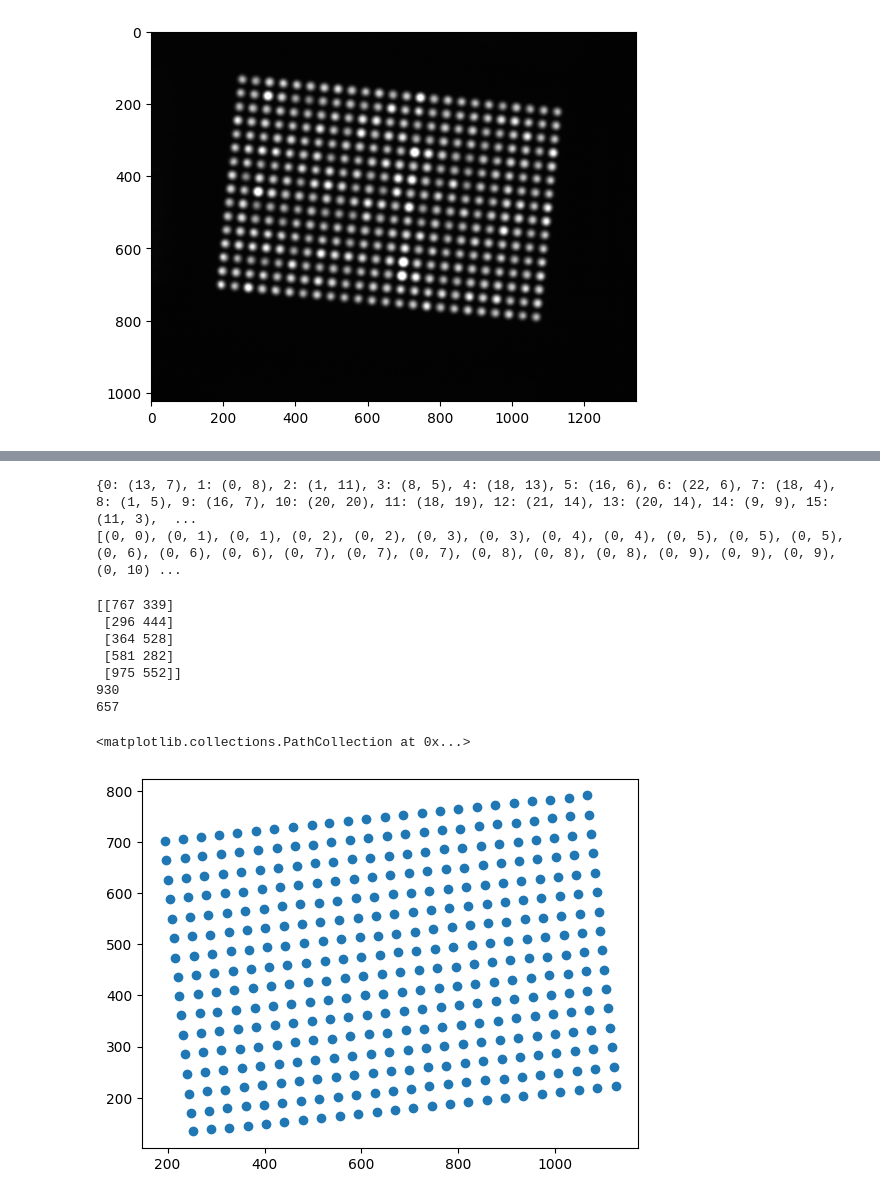
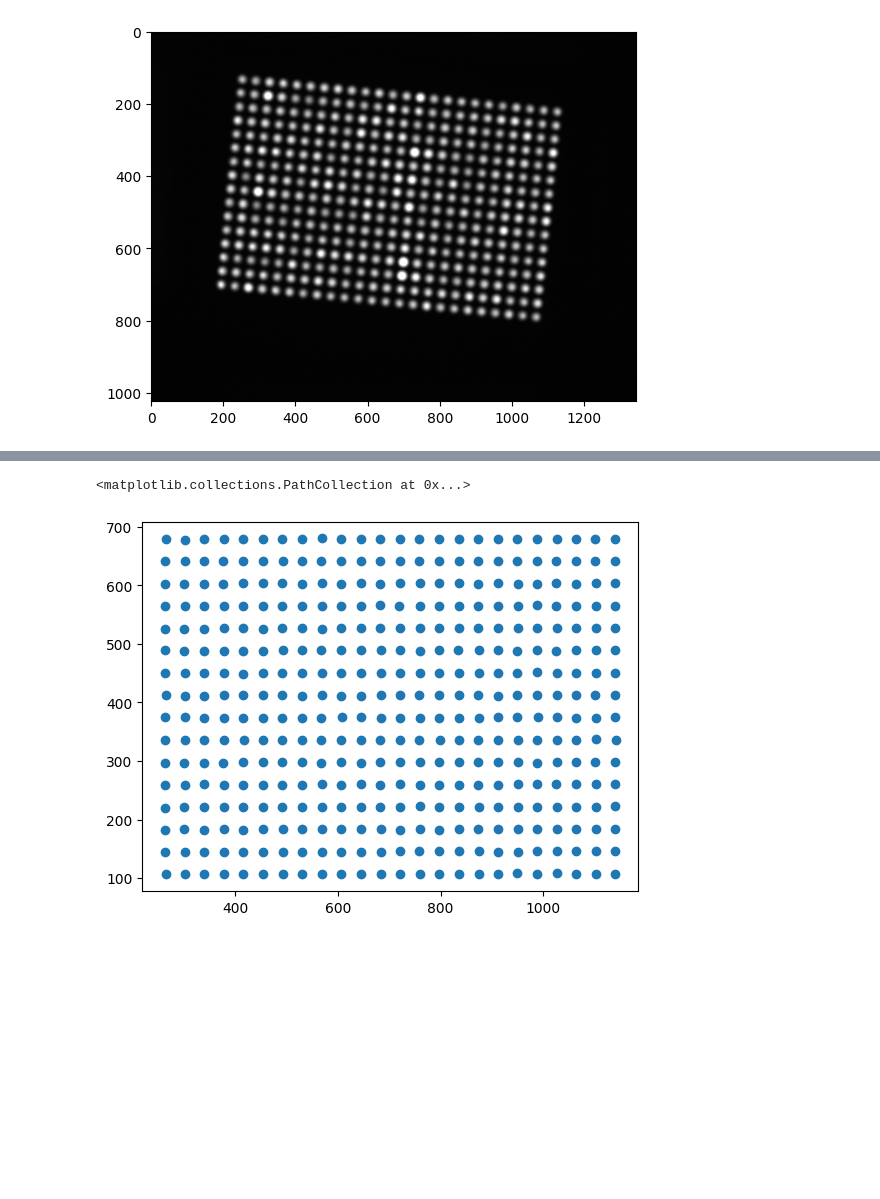
Before and after one commit to nishaq503/RT-CETSA-Analysis, a Jupyter notebook: notebooks/process_plate.ipynb, the cells around one changed output, grey strips where cells are left out. Cells and saved outputs as stored; diff of their text form; code cells hidden in the pictures; blank space fills up the shorter version.

```diff
--- a/notebooks/process_plate.ipynb
+++ b/notebooks/process_plate.ipynb
@@ -5,8 +5,8 @@ IMAGE_PATH = "/Users/antoinegerardin/Documents/data/rt-cetsa/Data for Nick/20210
 
 PLATE_SIZE = 384
 PLATE_DIMS = (24,16)
-WELL_SIZE = 10
-WELL_SIZE_TOLERANCE = 4
+WELL_RADIUS = 10
+WELL_RADIUS_TOLERANCE = 4
 
 
 from bfio import BioReader
@@ -35,10 +35,15 @@ def hough_transform_circles(image):
     # plt.show()
 
     # TODO values are tied to the scale, not good
-    hough_radii = np.arange(WELL_SIZE - WELL_SIZE_TOLERANCE  , WELL_SIZE + WELL_SIZE_TOLERANCE, 1)
-    hough_res = hough_circle(edges, hough_radii)
+    hough_radii = np.arange(WELL_RADIUS - WELL_RADIUS_TOLERANCE  , WELL_RADIUS + WELL_RADIUS_TOLERANCE, 1)
+    hough_res = hough_circle(edges, hough_radii, full_output=False)
 
-    accums, cx, cy, radii = hough_circle_peaks(hough_res, hough_radii, total_num_peaks=PLATE_SIZE * 2 )
+    accums, cx, cy, radii = hough_circle_peaks(
+        hough_res, hough_radii,
+        min_xdistance=WELL_RADIUS * 2,
+        min_ydistance=WELL_RADIUS * 2,
+        total_num_peaks=PLATE_SIZE
+    )
 
     return (accums, cx, cy, radii)
 
@@ -146,65 +157,27 @@ rotation angle: 0.10272986741866949
 # %%
+"""Rotate the wells so we can order them based on their coordinates."""
+
 def rotate(origin, point, angle):
     """
     Rotate a point counterclockwise by a given angle around a given origin.
 
     The angle is in radians.
     """
     ox, oy = origin
     px, py = point
 
     qx = ox + math.cos(angle) * (px - ox) - math.sin(angle) * (py - oy)
     qy = oy + math.sin(angle) * (px - ox) + math.cos(angle) * (py - oy)
     return qx, qy
 
-well_index_rotated = {}
-for key, (x,y) in well_index.items():
-    well_index_rotated[key] = rotate(top_left, (x,y), angle)
+rotated_well_index = {key: rotate(origin=(0,0), point=wells_center, angle=-angle) for key, wells_center in well_index.items()}
 
-well_index_rotated_translated = {}
-for key, (x,y) in well_index_rotated.items():
-    well_index_rotated_translated[key] = x - top_left[0], y - top_left[1]
+rotated = np.array([val for val in rotated_well_index.values()])
 
-well_coords = {}
-for key, (x,y) in well_index_rotated_translated.items():
-    col = math.floor(24 * x / width)
-    row = math.floor(16 * y / height)
-    well_coords[key] = (0 if col < 0 else col, 0 if row < 0 else row)
+y = rotated[:,1]
+x = rotated[:,0]
 
-print(well_coords)
-
-coords = [val for _, val in well_coords.items()]
-coords = sorted(coords)
-
-print(coords)
+plt.scatter(x,y)
 # %% [output]
-{0: (13, 7), 1: (0, 8), 2: (1, 11), 3: (8, 5), 4: (18, 13), 5: (16, 6), 6: (22, 6), 7: (18, 4), 8: (1, 5), 9: (16, 7), 10: (20, 20), 11: (18, 19), 12: (21, 14), 13: (20, 14), 14: (9, 9), 15: (11, 3),  ...
-[(0, 0), (0, 1), (0, 1), (0, 2), (0, 2), (0, 3), (0, 3), (0, 4), (0, 4), (0, 5), (0, 5), (0, 5), (0, 6), (0, 6), (0, 6), (0, 7), (0, 7), (0, 7), (0, 8), (0, 8), (0, 8), (0, 9), (0, 9), (0, 9), (0, 10) ...
+<matplotlib.collections.PathCollection at 0x...>
+[figure, added]
-# %%
-wells_centers = np.array([val for key, val in well_index.items()])
-# print(wells_centers)
-print(wells_centers[0:5])
-
-max = np.max(wells_centers, axis=0)
-min = np.min(wells_centers, axis=0)
-
-width, height = max - min
-print(width)
-print(height)
-#y
-y = wells_centers[:,1]
-
-#x
-x = wells_centers[:,0]
-
-plt.scatter(x,y)
-# %% [output]
-[[767 339]
- [296 444]
- [364 528]
- [581 282]
- [975 552]]
-930
-657
-<matplotlib.collections.PathCollection at 0x...>
-[figure, removed]
```
Also changed, not shown: parts of 9 cells of this notebook, 5 other files.
